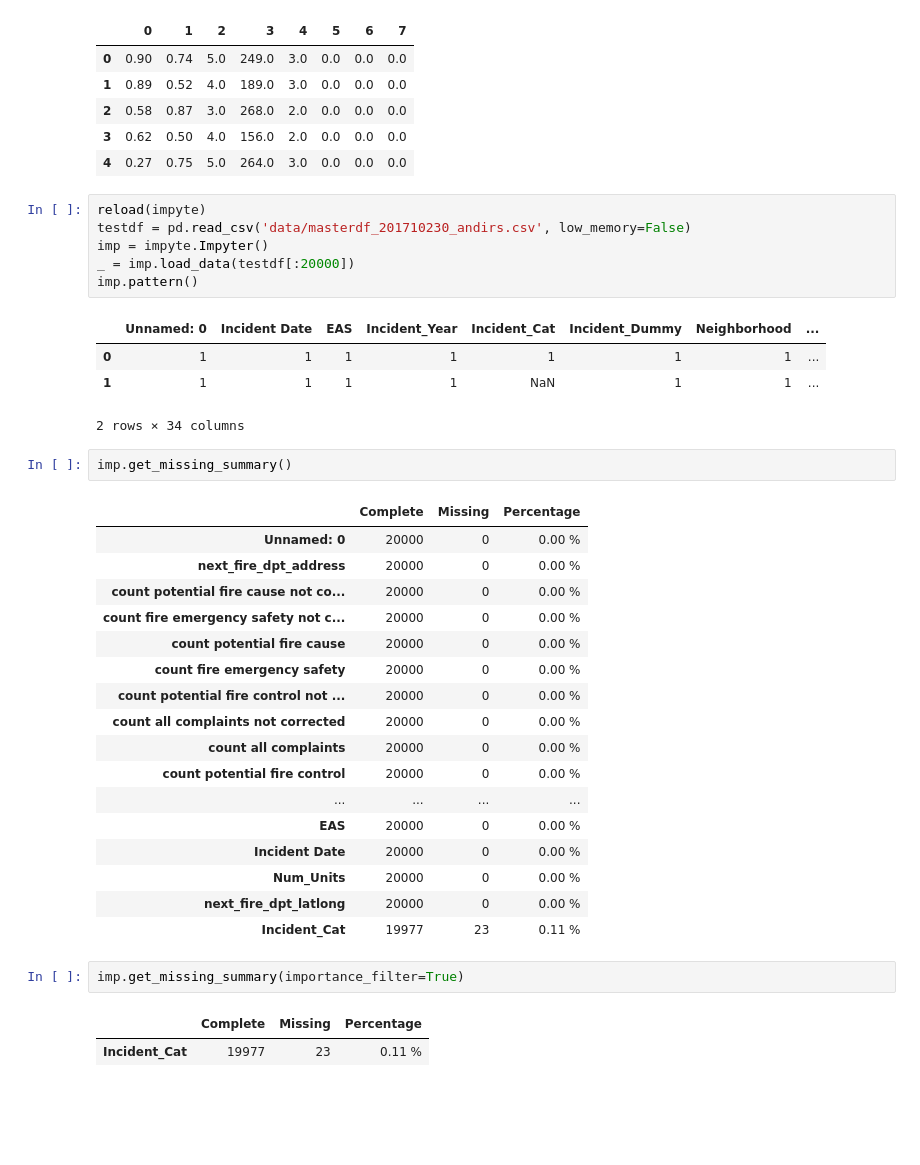
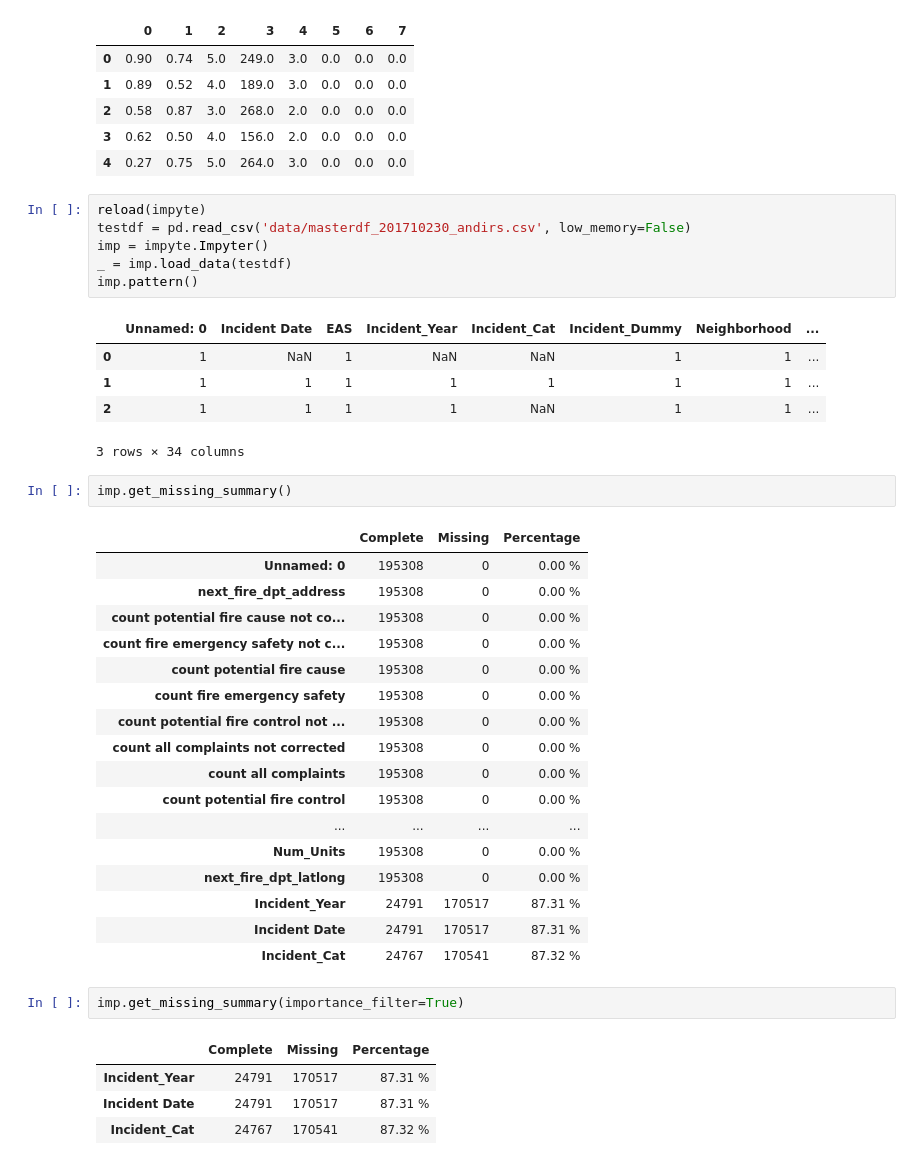
Before and after one commit to andirs/impyte, a Jupyter notebook: sandbox.ipynb, the cells around one changed output. Cells and saved outputs as stored; diff of their text form; blank space fills up the shorter version.

```diff
--- a/sandbox.ipynb
+++ b/sandbox.ipynb
@@ -449,36 +484,39 @@ pd.DataFrame(test_rescaled[:5])
 # %%
 reload(impyte)
 testdf = pd.read_csv('data/masterdf_201710230_andirs.csv', low_memory=False)
 imp = impyte.Impyter()
-_ = imp.load_data(testdf[:20000])
+_ = imp.load_data(testdf)
 imp.pattern()
 # %% [output]
 |  | Unnamed: 0 | Incident Date | EAS | Incident_Year | Incident_Cat | Incident_Dummy | Neighborhood | ... |
-| 0 | 1 | 1 | 1 | 1 | 1 | 1 | 1 | ... |
-| 1 | 1 | 1 | 1 | 1 | NaN | 1 | 1 | ... |
+| 0 | 1 | NaN | 1 | NaN | NaN | 1 | 1 | ... |
+| 1 | 1 | 1 | 1 | 1 | 1 | 1 | 1 | ... |
+| 2 | 1 | 1 | 1 | 1 | NaN | 1 | 1 | ... |
-2 rows × 34 columns
+3 rows × 34 columns
 # %%
 imp.get_missing_summary()
 # %% [output]
 |  | Complete | Missing | Percentage |
-| Unnamed: 0 | 20000 | 0 | 0.00 % |
-| next_fire_dpt_address | 20000 | 0 | 0.00 % |
-| count potential fire cause not co... | 20000 | 0 | 0.00 % |
-| count fire emergency safety not c... | 20000 | 0 | 0.00 % |
-| count potential fire cause | 20000 | 0 | 0.00 % |
-| count fire emergency safety | 20000 | 0 | 0.00 % |
-| count potential fire control not ... | 20000 | 0 | 0.00 % |
-| count all complaints not corrected | 20000 | 0 | 0.00 % |
-| count all complaints | 20000 | 0 | 0.00 % |
-| count potential fire control | 20000 | 0 | 0.00 % |
+| Unnamed: 0 | 195308 | 0 | 0.00 % |
+| next_fire_dpt_address | 195308 | 0 | 0.00 % |
+| count potential fire cause not co... | 195308 | 0 | 0.00 % |
+| count fire emergency safety not c... | 195308 | 0 | 0.00 % |
+| count potential fire cause | 195308 | 0 | 0.00 % |
+| count fire emergency safety | 195308 | 0 | 0.00 % |
+| count potential fire control not ... | 195308 | 0 | 0.00 % |
+| count all complaints not corrected | 195308 | 0 | 0.00 % |
+| count all complaints | 195308 | 0 | 0.00 % |
+| count potential fire control | 195308 | 0 | 0.00 % |
 | ... | ... | ... | ... |
-| EAS | 20000 | 0 | 0.00 % |
-| Incident Date | 20000 | 0 | 0.00 % |
-| Num_Units | 20000 | 0 | 0.00 % |
-| next_fire_dpt_latlong | 20000 | 0 | 0.00 % |
-| Incident_Cat | 19977 | 23 | 0.11 % |
+| Num_Units | 195308 | 0 | 0.00 % |
+| next_fire_dpt_latlong | 195308 | 0 | 0.00 % |
+| Incident_Year | 24791 | 170517 | 87.31 % |
+| Incident Date | 24791 | 170517 | 87.31 % |
+| Incident_Cat | 24767 | 170541 | 87.32 % |
 # %%
 imp.get_missing_summary(importance_filter=True)
 # %% [output]
 |  | Complete | Missing | Percentage |
-| Incident_Cat | 19977 | 23 | 0.11 % |
+| Incident_Year | 24791 | 170517 | 87.31 % |
+| Incident Date | 24791 | 170517 | 87.31 % |
+| Incident_Cat | 24767 | 170541 | 87.32 % |
```
Also changed, not shown: parts of 10 cells of this notebook, 1 other file.
